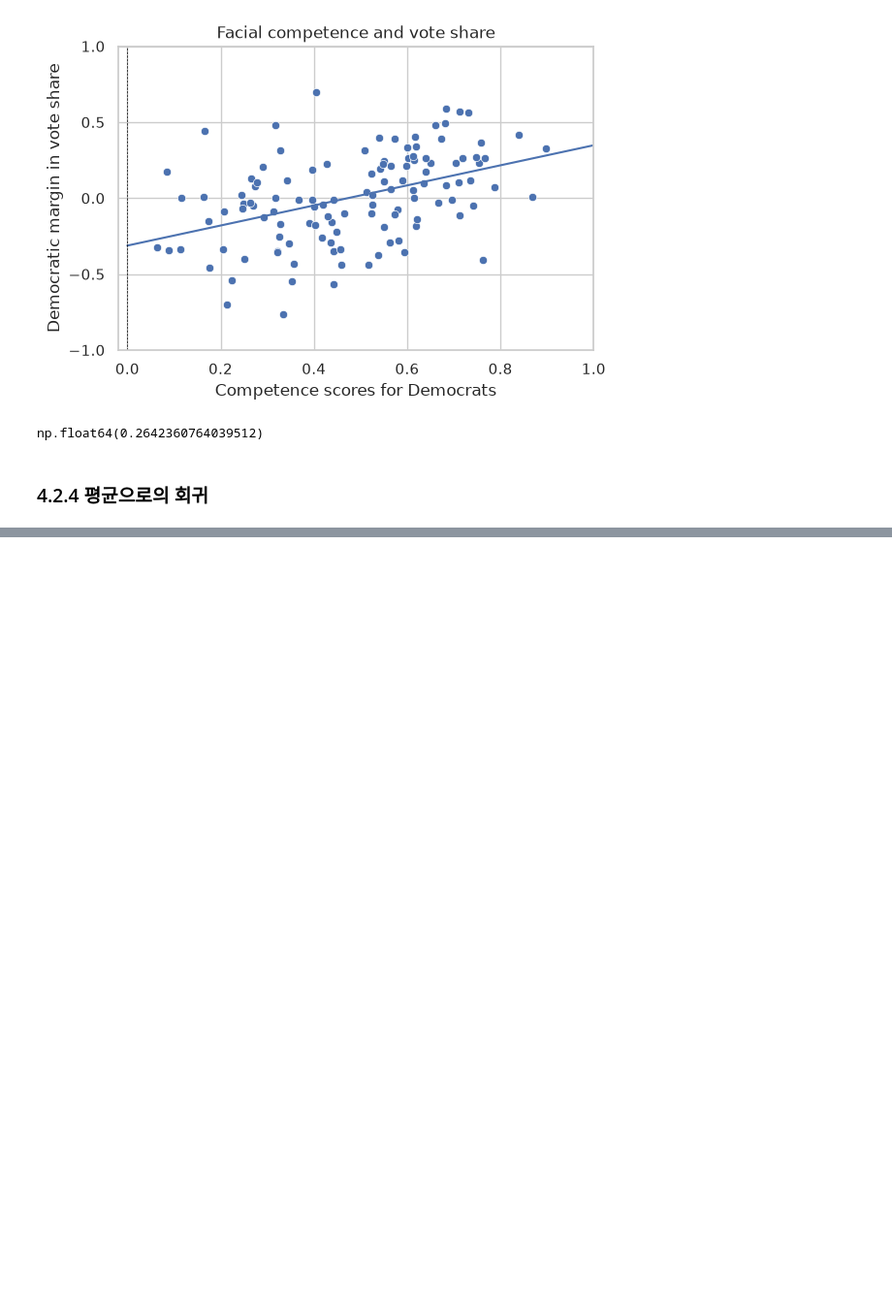
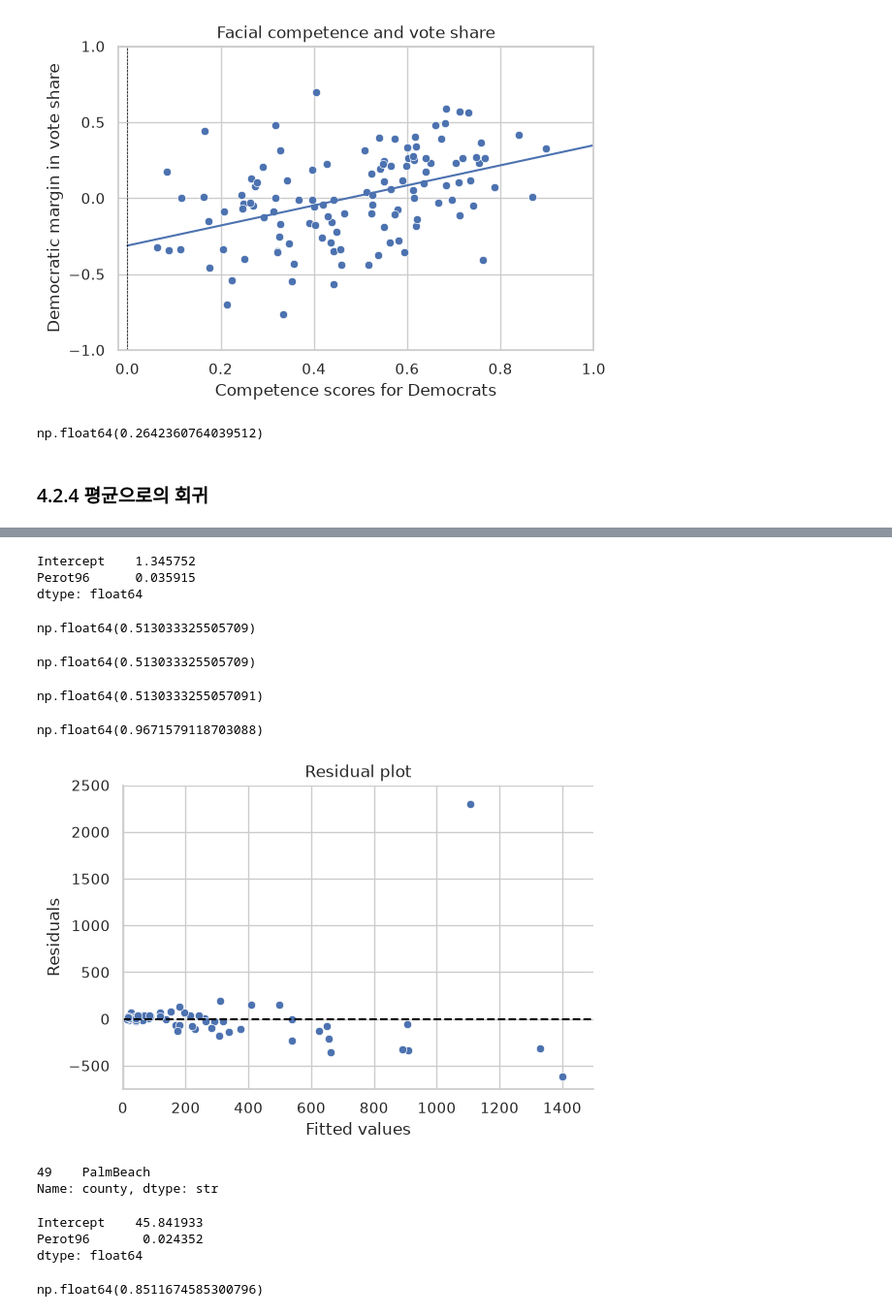
Before and after one commit to lee-data-socio/studies, a Jupyter notebook: qss/ch04_PREDICTION.ipynb, the cells around one changed output, grey strips where cells are left out. Shown at 97% size. Saved outputs shown, nothing was run; the diff lists cells and outputs as text; code cells hidden in the pictures; blank space fills up the shorter version.

```diff
--- a/qss/ch04_PREDICTION.ipynb
+++ b/qss/ch04_PREDICTION.ipynb
@@ -464,0 +624,3 @@ np.float64(0.2642360764039512)
+# %%
+florida = pd.read_csv('florida.csv')
+florida.head()
@@ -464,0 +634,61 @@ np.float64(0.2642360764039512)
+# %%
+fit2 = smf.ols('Buchanan00 ~ Perot96', data=florida).fit()
+# %%
+fit2.params
+# %% [output]
+Intercept    1.345752
+Perot96      0.035915
+dtype: float64
+# %%
+TSS2 = ((florida['Buchanan00'] - florida['Buchanan00'].mean())**2).sum()
+SSR2 = (fit2.resid**2).sum()
+(TSS2 - SSR2)/ TSS2
+# %% [output]
+np.float64(0.513033325505709)
+# %%
+def R2(fit):
+    resid = fit.resid
+    y = fit.fittedvalues + resid
+    TSS = ((y - y.mean())**2).sum()
+    SSR = (resid**2).sum()
+    R2 = (TSS - SSR) / TSS
+    return R2
+
+R2(fit2)
+# %% [output]
+np.float64(0.513033325505709)
+# %%
+fit2.rsquared
+# %% [output]
+np.float64(0.5130333255057091)
+# %%
+fit1.rsquared
+# %% [output]
+np.float64(0.9671579118703088)
+# %%
+sns.relplot(
+    x=fit2.fittedvalues, y=fit2.resid, height=4, aspect=1.5
+).set(xlabel='Fitted values', ylabel='Residuals', title='Residual plot',
+      xlim=(0,1500), ylim=(-750, 2500))
+
+plt.axhline(y=0, color='black', linestyle='--');
+# %% [output]
+[figure, added]
+# %%
+florida['county'][fit2.resid == fit2.resid.max()]
+# %% [output]
+49    PalmBeach
+Name: county, dtype: str
+# %%
+florida_pb = florida.loc[florida.county != 'PalmBeach'].copy()
+
+fit3 = smf.ols('Buchanan00 ~ Perot96', data=florida_pb).fit()
+fit3.params
+# %% [output]
+Intercept    45.841933
+Perot96       0.024352
+dtype: float64
+# %%
+fit3.rsquared
+# %% [output]
+np.float64(0.8511674585300796)
```
Also changed, not shown: parts of 76 cells of this notebook, 4 other files.
